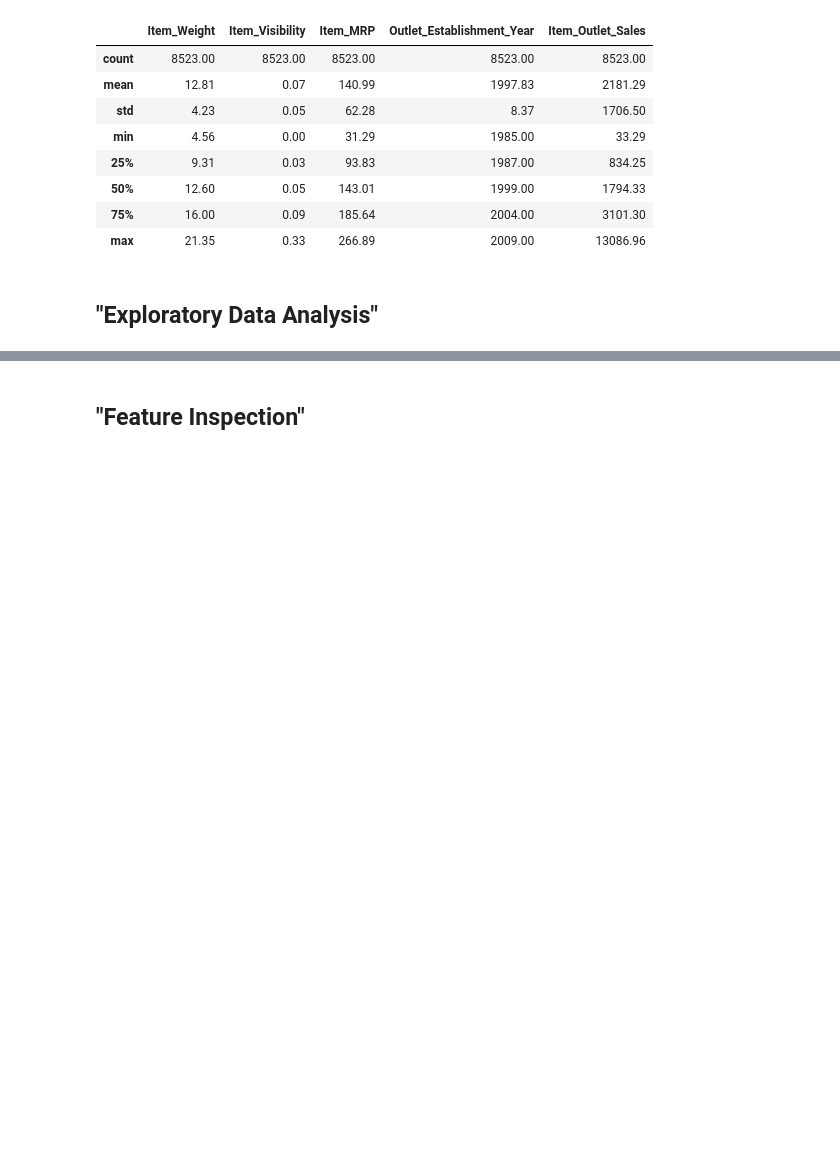
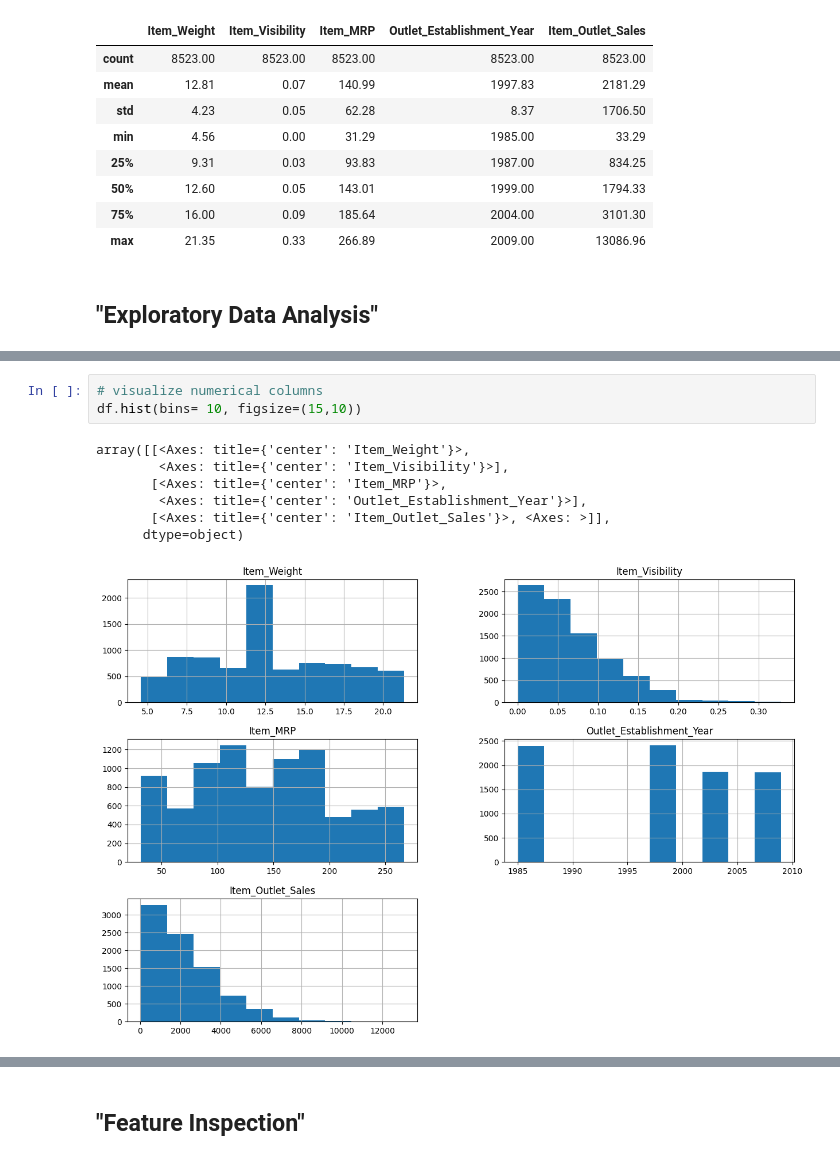
Before and after one commit to issaq96/Prediction-of-Product-Sales, a Jupyter notebook: prediction_of_product_sales.ipynb, the cells around one changed output, grey strips where cells are left out. Drawn from its saved outputs; the diff is of its cells as text; blank space fills up the shorter version.

```diff
--- a/prediction_of_product_sales.ipynb
+++ b/prediction_of_product_sales.ipynb
@@ -195,0 +210,11 @@ df.describe(include=["number"]).round(2)
+# %%
+# visualize numerical columns
+df.hist(bins= 10, figsize=(15,10))
+# %% [output]
+array([[<Axes: title={'center': 'Item_Weight'}>,
+        <Axes: title={'center': 'Item_Visibility'}>],
+       [<Axes: title={'center': 'Item_MRP'}>,
+        <Axes: title={'center': 'Outlet_Establishment_Year'}>],
+       [<Axes: title={'center': 'Item_Outlet_Sales'}>, <Axes: >]],
+      dtype=object)
+[figure, added]
```
Also changed, not shown: parts of 7 cells of this notebook.
